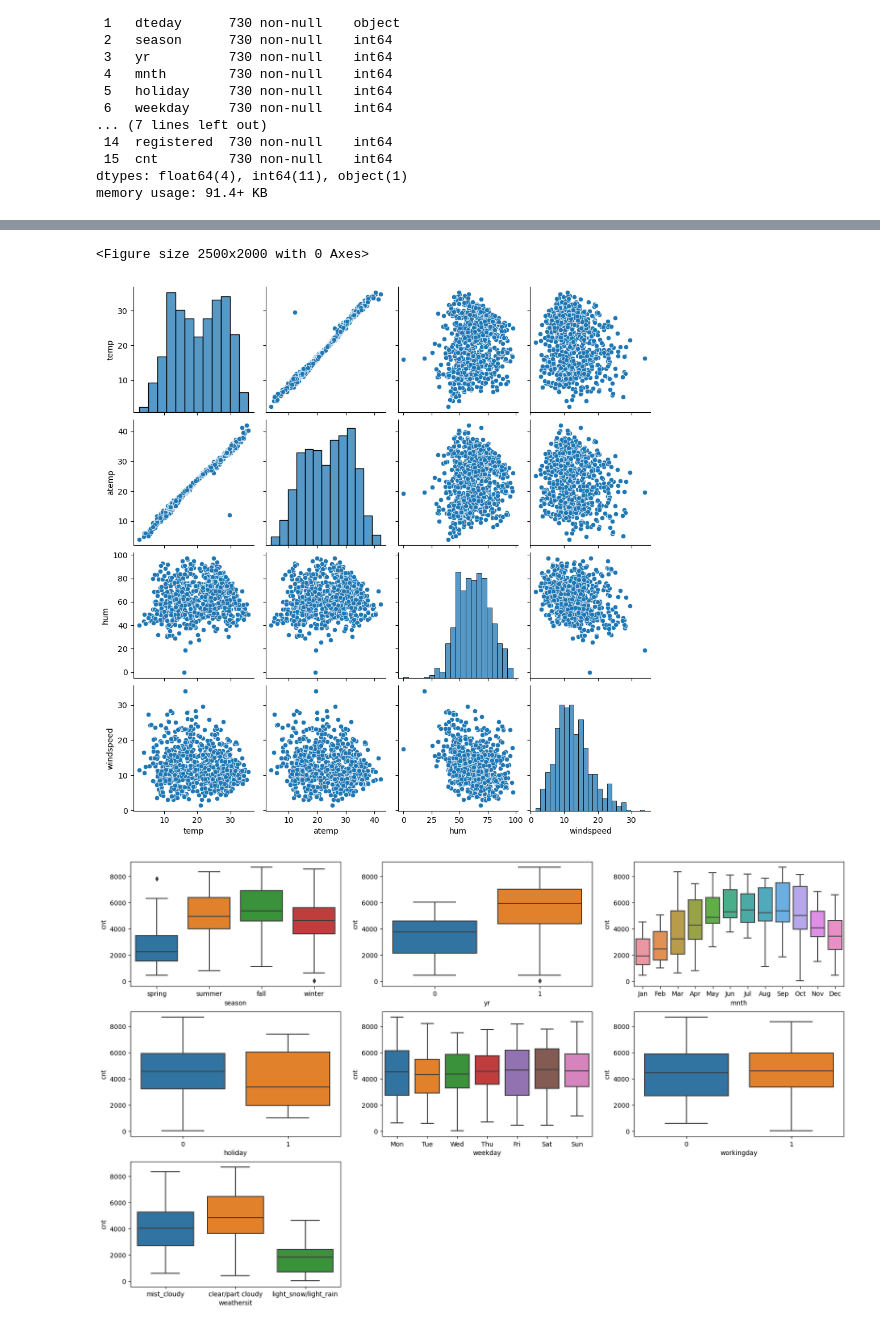
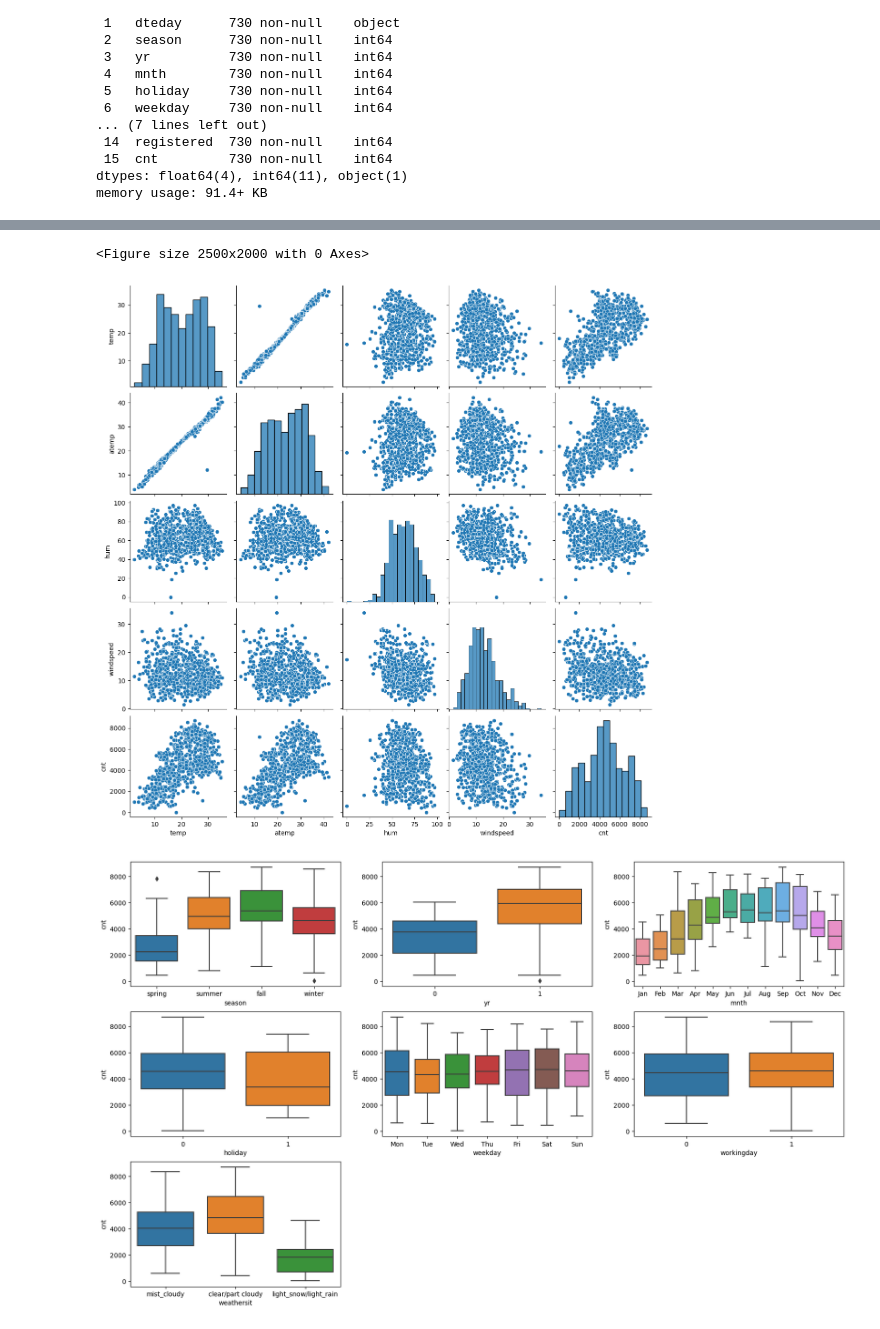
Before and after one commit to prasoonmhwr/BikeSharingAssignment, a Jupyter notebook: Prasoon_Bike_Sharing_Assignment.ipynb, the cells around one changed output, grey strips where cells are left out. Cells and saved outputs as stored; diff of their text form; code cells hidden in the pictures.

```diff
--- a/Prasoon_Bike_Sharing_Assignment.ipynb
+++ b/Prasoon_Bike_Sharing_Assignment.ipynb
@@ -79,12 +79,12 @@ bikeSharing.describe()
 # %%
 #visualising the numerical variables
 
 plt.figure(figsize=(25,20))
-sns.pairplot(bikeSharing, vars=['temp','atemp','hum','windspeed'])
+sns.pairplot(bikeSharing, vars=['temp','atemp','hum','windspeed','cnt'])
 plt.show()
 # %% [output]
 <Figure size 2500x2000 with 0 Axes>
-[figure, old version]
+[figure, new version]
 # %%
 # some categorical variables appear to be numberical lets fix that
 
```
